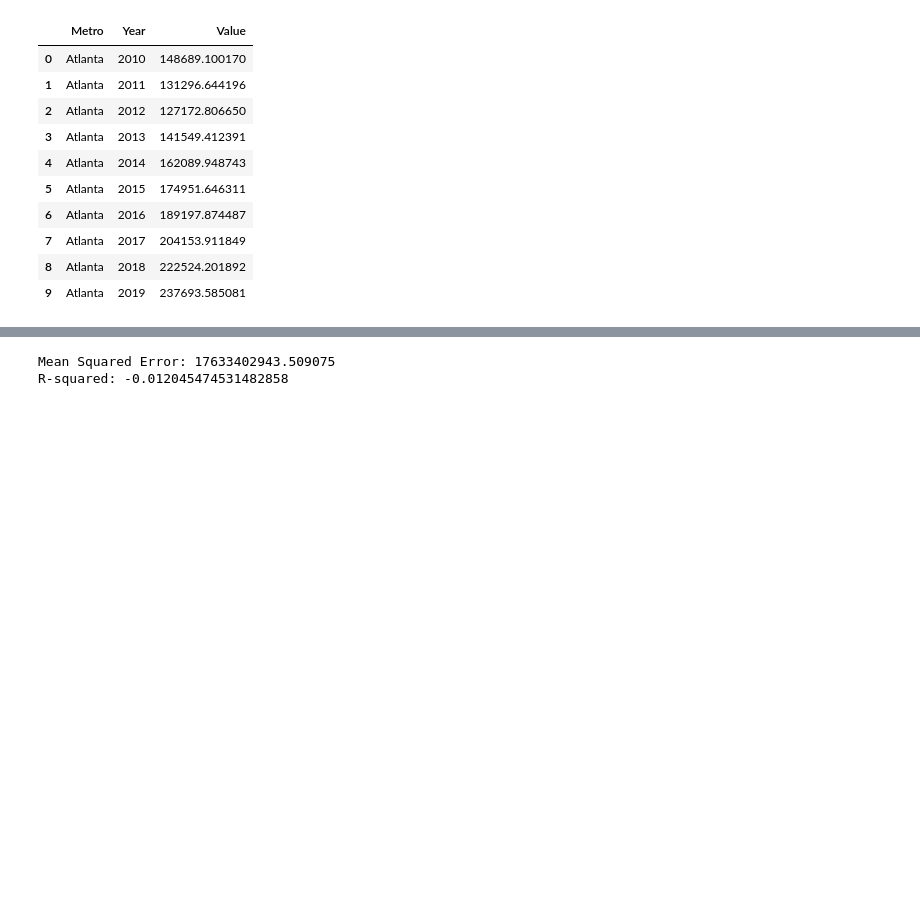
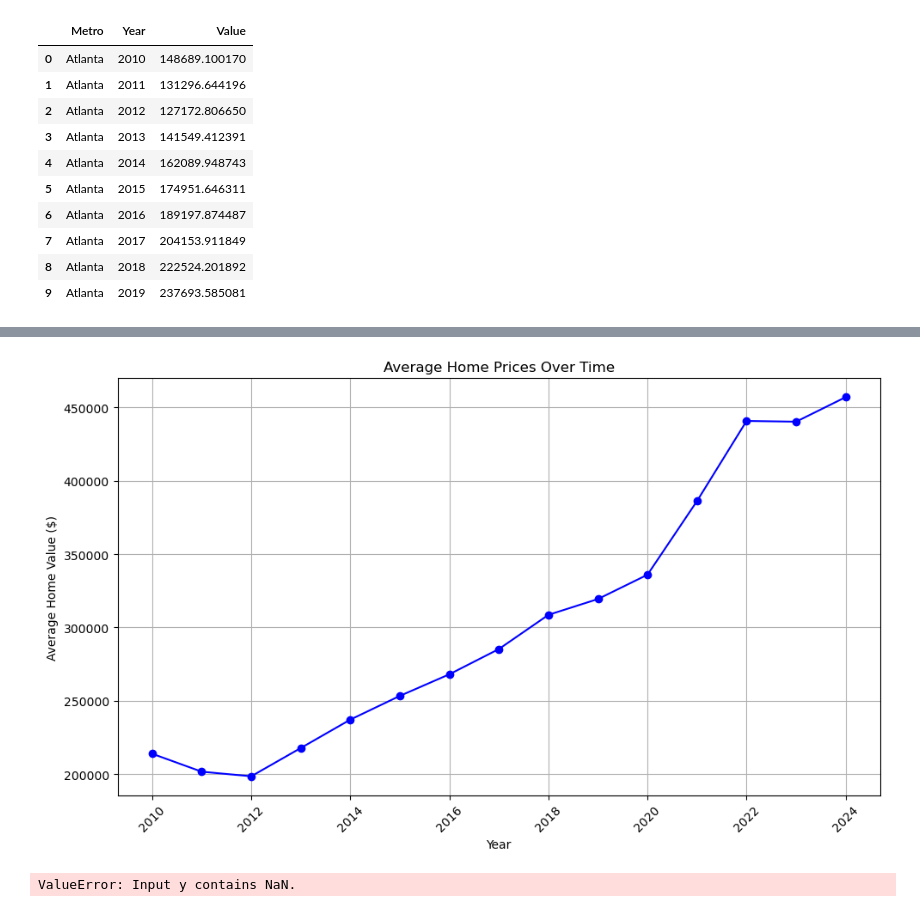
Before and after one commit to tsjohns9/ai-project-2, a Jupyter notebook: House_Prices.ipynb, the cells around one changed output, grey strips where cells are left out. Drawn from its saved outputs; the diff is of its cells as text; code cells hidden in the pictures; blank space fills up the shorter version.

```diff
--- a/House_Prices.ipynb
+++ b/House_Prices.ipynb
@@ -105,11 +139,27 @@ Home_Prices_Adjusted_df.head(10)
+# %%
+# Group by Year and calculate the average home price
+average_prices = Home_Prices_Adjusted_df.groupby('Year')['Value'].mean().reset_index()
+
+# Create the line plot for average prices
+plt.figure(figsize=(10, 6))
+plt.plot(average_prices['Year'], average_prices['Value'], marker='o', color='b')
+
+# Set the title and labels
+plt.title('Average Home Prices Over Time')
+plt.xlabel('Year')
+plt.ylabel('Average Home Value ($)')
+plt.grid(True)
+plt.xticks(rotation=45)  # Rotate x-axis labels for better readability
+plt.tight_layout()  # Adjust layout for better fitting
+plt.show()
+# %% [output]
+[figure, added]
 # %%
 # Merge the datasets on 'Metro' and 'Year'
-Home_Prices_Adjusted_df['Year'] = Home_Prices_Adjusted_df['Year'].astype(int)
-commute_df['Year'] = commute_df['Year'].astype(int)
 merged_data = pd.merge(Home_Prices_Adjusted_df, commute_df, on=['Metro', 'Year'])
 
 # Select features (Short, Medium, Long Commutes) and target (Housing Value)
-X = merged_data[['Short Commutes - Less than half-hour', 'Medium Commutes - Half-hour to one hour', 'Long Commutes - More than one hour']]
+X = merged_data[['No Commute (%)']]
 y = merged_data['Value']
 
 # Split the dataset into training and testing sets
@@ -139,5 +189,4 @@ print(f'R-squared: {r2}')
 # print(f'Mean Squared Error: {mse}')
 # print(f'R-squared: {r2}')
 # %% [output]
-Mean Squared Error: 17633402943.509075
-R-squared: -0.012045474531482858
+ValueError: Input y contains NaN.
```
Also changed, not shown: parts of 3 cells of this notebook, 12 other files.
